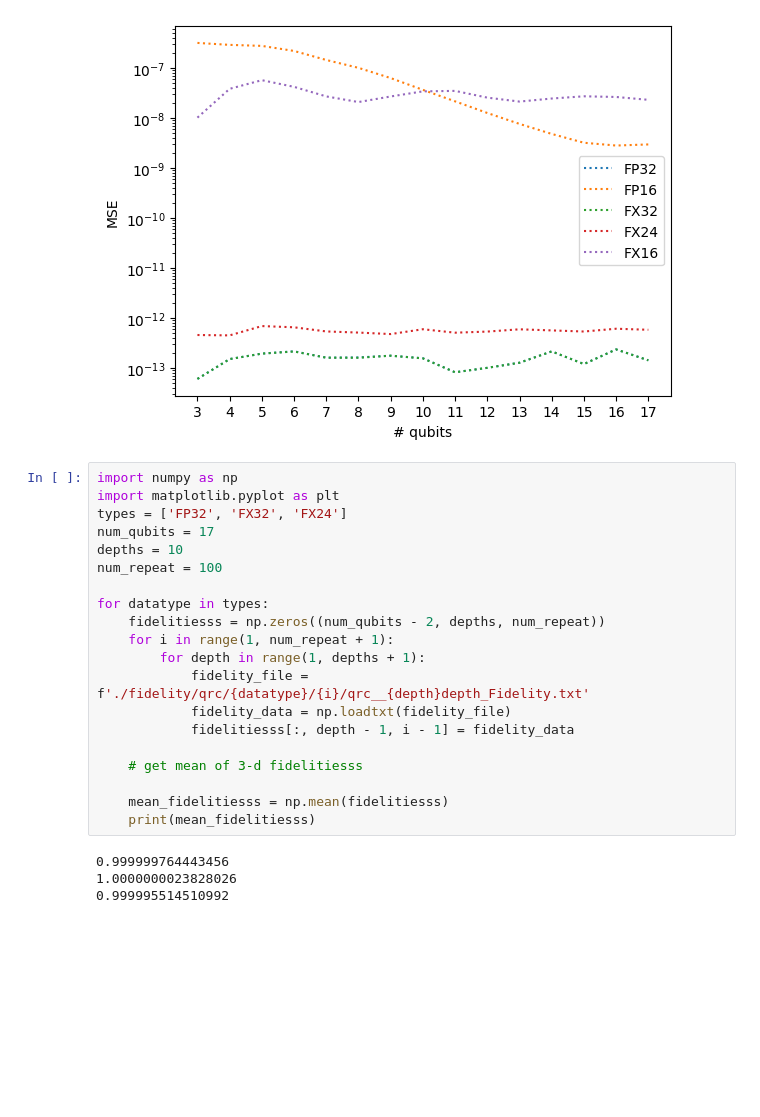
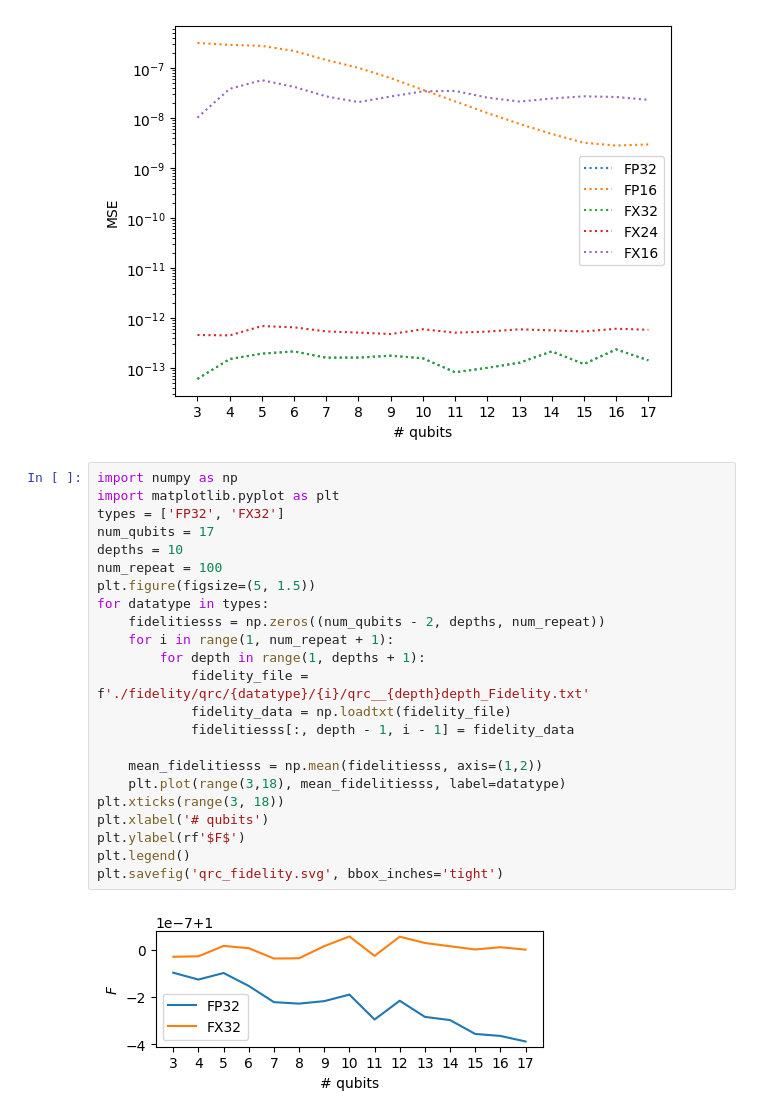
Before and after one commit to NAIST-Archlab/FQsun, a Jupyter notebook: plot_fidelity_mse.ipynb, the cells around one changed output. Drawn from its saved outputs; the diff is of its cells as text; blank space fills up the shorter version.

```diff
--- a/plot_fidelity_mse.ipynb
+++ b/plot_fidelity_mse.ipynb
@@ -73,24 +73,25 @@ plt.show()
 # %%
 import numpy as np
 import matplotlib.pyplot as plt
-types = ['FP32', 'FX32', 'FX24']
+types = ['FP32', 'FX32']
 num_qubits = 17
 depths = 10
 num_repeat = 100
-
+plt.figure(figsize=(5, 1.5))
 for datatype in types:
     fidelitiesss = np.zeros((num_qubits - 2, depths, num_repeat))
     for i in range(1, num_repeat + 1):
         for depth in range(1, depths + 1):
             fidelity_file = f'./fidelity/qrc/{datatype}/{i}/qrc__{depth}depth_Fidelity.txt'
             fidelity_data = np.loadtxt(fidelity_file)
             fidelitiesss[:, depth - 1, i - 1] = fidelity_data
 
-    # get mean of 3-d fidelitiesss
-
-    mean_fidelitiesss = np.mean(fidelitiesss)
-    print(mean_fidelitiesss)
+    mean_fidelitiesss = np.mean(fidelitiesss, axis=(1,2))
+    plt.plot(range(3,18), mean_fidelitiesss, label=datatype)
+plt.xticks(range(3, 18))
+plt.xlabel('# qubits')
+plt.ylabel(rf'$F$')
+plt.legend()
+plt.savefig('qrc_fidelity.svg', bbox_inches='tight')
 # %% [output]
-0.999999764443456
-1.0000000023828026
-0.999995514510992
+[figure, added]
```
Also changed, not shown: parts of 1 cell of this notebook, 35 other files.
